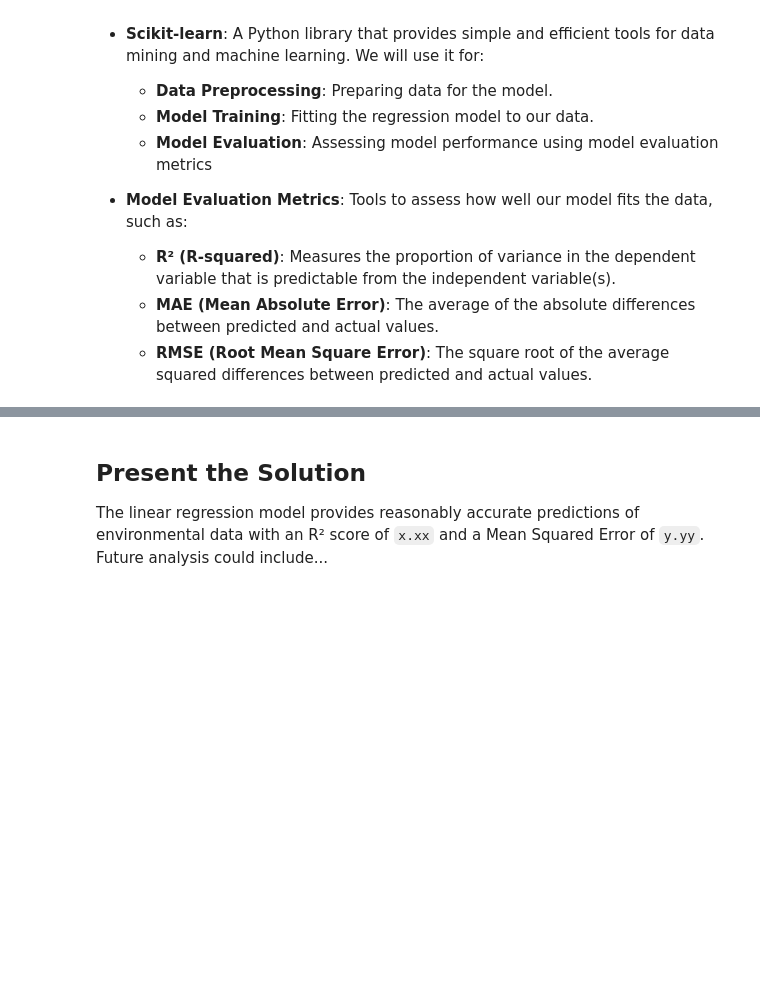
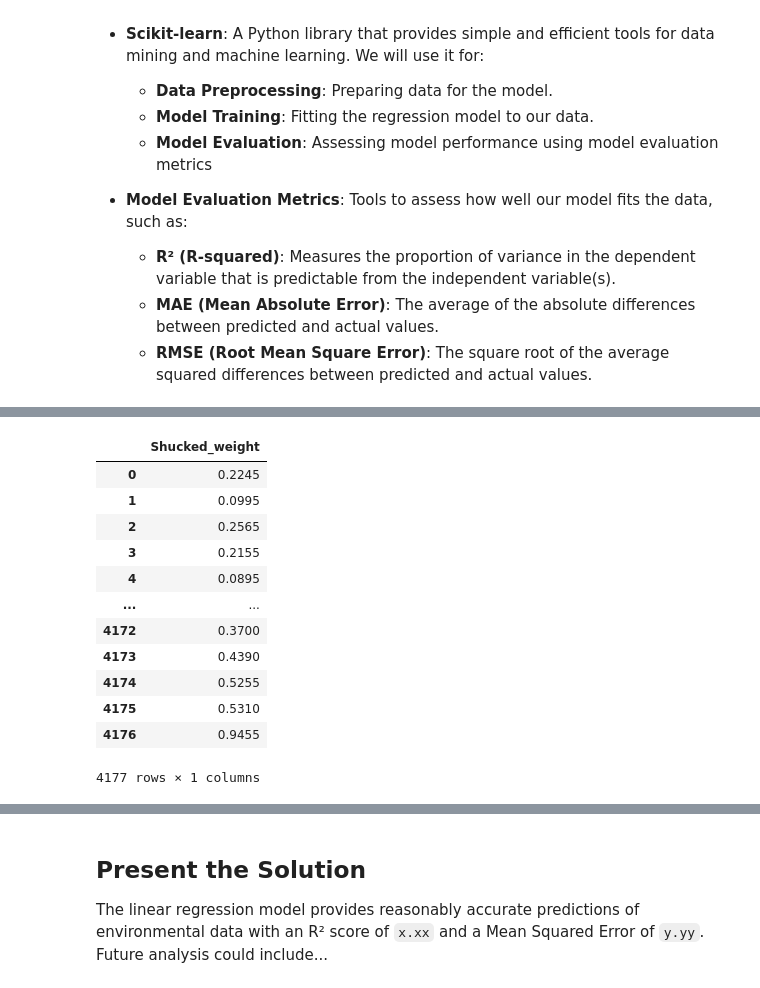
Before and after one commit to MaRo406/eds-232-machine-learning, a Jupyter notebook: labs/Lab1_template.ipynb, the cells around one changed output, grey strips where cells are left out. Saved outputs shown, nothing was run; the diff lists cells and outputs as text; code cells hidden in the pictures; blank space fills up the shorter version.

```diff
--- a/labs/Lab1_template.ipynb
+++ b/labs/Lab1_template.ipynb
@@ -84,3 +95,19 @@ X_train, X_test, y_train, y_test = train_test_split(
+# %%
+X
+# %% [output]
+|  | Shucked_weight |
+| 0 | 0.2245 |
+| 1 | 0.0995 |
+| 2 | 0.2565 |
+| 3 | 0.2155 |
+| 4 | 0.0895 |
+| ... | ... |
+| 4172 | 0.3700 |
+| 4173 | 0.4390 |
+| 4174 | 0.5255 |
+| 4175 | 0.5310 |
+| 4176 | 0.9455 |
+4177 rows × 1 columns
 # %%
 # Select and Train Model
 # Import and create regression model using LinearRegression() from scikit-learn
```
Also changed, not shown: parts of 11 cells of this notebook.
